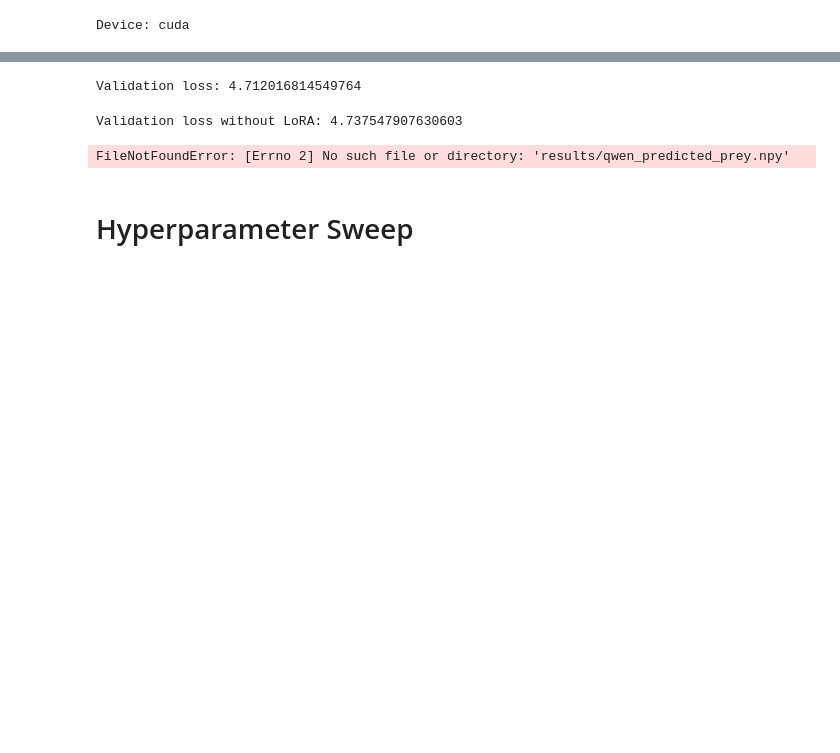
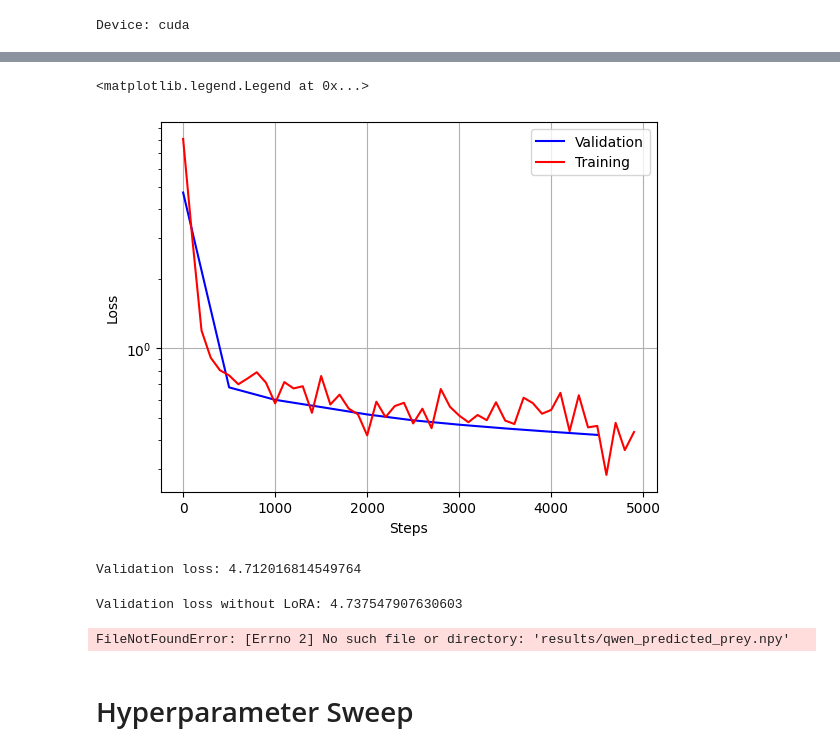
Before and after one commit to ecole41/M2_Coursework, a Jupyter notebook: LORA.ipynb, the cells around one changed output, grey strips where cells are left out. Drawn from its saved outputs; the diff is of its cells as text; code cells hidden in the pictures; blank space fills up the shorter version.

```diff
--- a/LORA.ipynb
+++ b/LORA.ipynb
@@ -182,3 +190,17 @@ Find logs at: ./wandb/run-20250324_190253-zh3uxuwm/logs
+# %%
+steps_val = np.arange(0,5000,500)
+steps_train = np.arange(0,5000,100)
+
+plt.plot(steps_val, val_loss_array, label='Validation', c='b')
+plt.plot(steps_train, train_loss_array, label='Training' ,c = 'r')
+plt.yscale('log')
+plt.xlabel('Steps')
+plt.ylabel('Loss')
+plt.grid()
+plt.legend()
+# %% [output]
+<matplotlib.legend.Legend at 0x...>
+[figure, added]
 # %%
 # # Evaluate the model
 print(f"Validation loss: {val_loss}")
```
Also changed, not shown: parts of 6 cells of this notebook.
